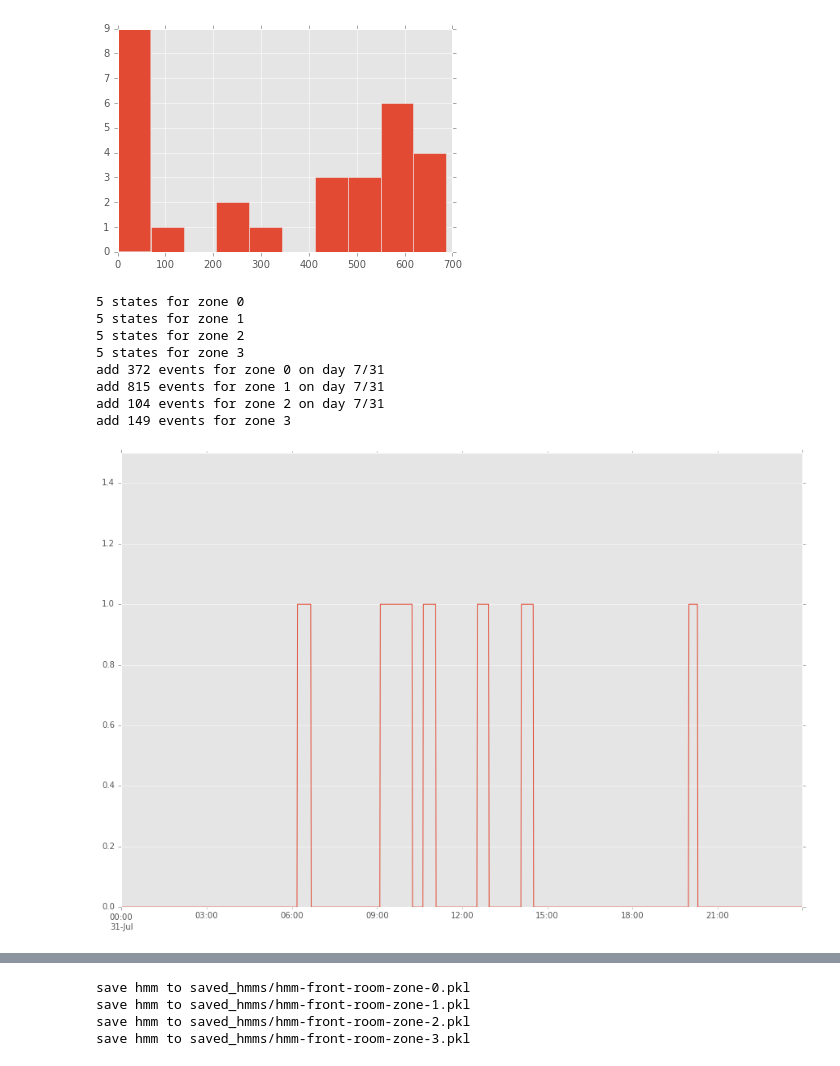
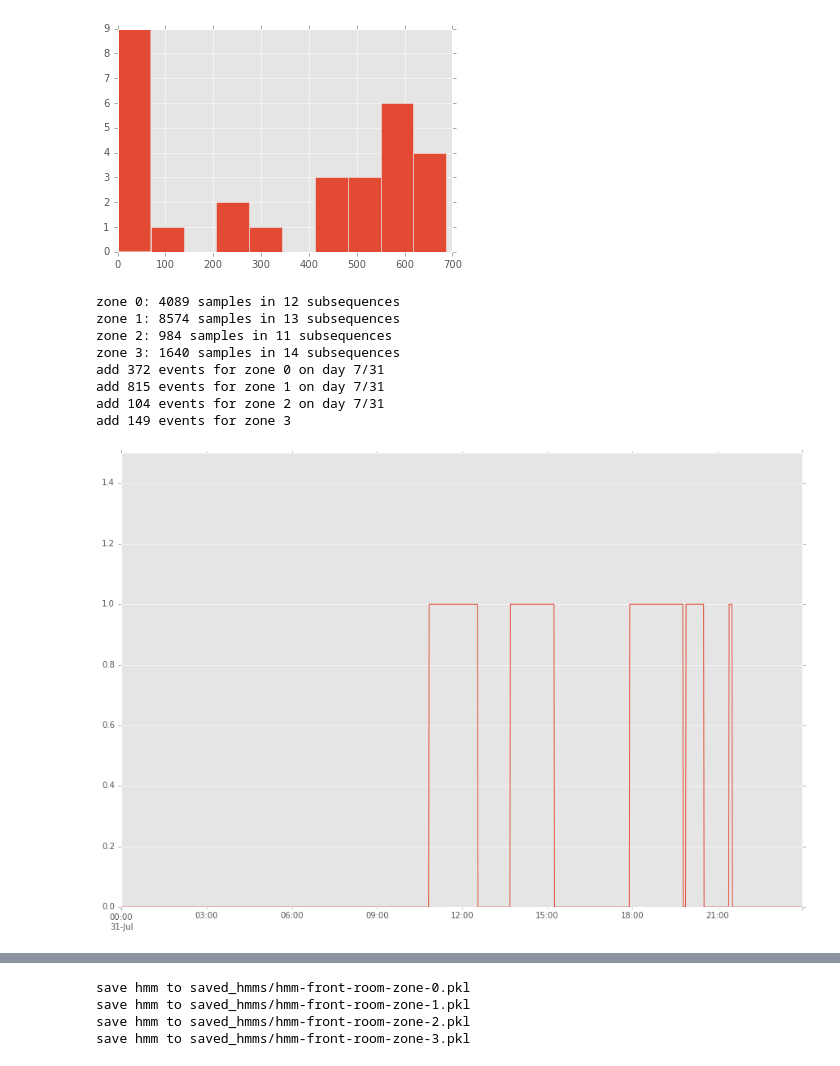
Before and after one commit to mpi-sws-rse/thingflow-examples, a Jupyter notebook: lighting_replay_app/analysis/lux-analysis-front-room.ipynb, the cells around one changed output, grey strips where cells are left out. Cells and saved outputs as stored; diff of their text form; code cells hidden in the pictures.

Commit message:
cleaned up front room analysis

```diff
--- a/lighting_replay_app/analysis/lux-analysis-front-room.ipynb
+++ b/lighting_replay_app/analysis/lux-analysis-front-room.ipynb
@@ -210,10 +202,14 @@ pylab.ylim([0,3.5]) # force the graph top a little higher so that we can see the
 [figure]
 # %%
 # Now, lets map this to on-off values
+# We pick an "on threshold" based on the values we see in the above graph,
+# trying to account for ambiant light.
+ON_THRESHOLD = 1
+
 def on_off_mapping(v):
     if math.isnan(v):
         return NaN
-    elif v>=1:
+    elif v>=ON_THRESHOLD:
         return 1
     else:
         return 0
@@ -299,14 +295,23 @@ plt.hist(all_off_lengths)
 [figure]
 # %%
 from hmmlearn.hmm import MultinomialHMM as MHMM
+from lux_analysis import HmmScanner
+
+# Scan all the samples and produce subsequences of samples for each
+# zone, suitable for the hmm fit() method.
+scanner = HmmScanner()
+scanner.process_samples(on_off_series, smoothed_series_writer.index)
+
 # train hmms by zone
 hmm_by_zone = []
 for z in range(NUM_ZONES):
     num_states = 5 #max(3, int(1+len(trainer.on_lengths[z])/2))
-    print("%d states for zone %d" % (num_states, z))
+    #print("%d states for zone %d" % (num_states, z))
     hmm = MHMM(n_components=num_states)
-    data = np.array(length_data.obs_by_zone[z]).reshape(-1, 1)
-    hmm.fit(data)
+    data = np.array(scanner.samples_by_zone[z]).reshape(-1,1)
+    lengths = np.array(scanner.lengths_by_zone[z])
+    print("zone %s: %s samples in %s subsequences" % (z, len(data), len(lengths)))
+    hmm.fit(data, lengths)
     hmm_by_zone.append(hmm)
 
 def predict_hmm_by_zone(dt_series):
@@ -318,38 +323,38 @@ def predict_hmm_by_zone(dt_series):
         zone = time_of_day_to_zone(dt_to_minutes(dt), sunrise, sunset)
         if zone != last_zone:
             if last_cnt is not None:
                 print("add %d events for zone %d on day %d/%d" % (last_cnt, last_zone, dt.month, dt.day))
                 (samples, states) = hmm_by_zone[last_zone].sample(last_cnt)
                 predictions.extend([x[0] for x in samples])
             last_cnt = 1
         else:
             last_cnt += 1
         last_zone = zone
     if last_zone is not None:
         print("add %d events for zone %d" % (last_cnt, last_zone))
         (samples, states) = hmm_by_zone[last_zone].sample(last_cnt)
         predictions.extend([x[0] for x in samples])
     assert len(predictions)==len(dt_series)
     return pd.Series(predictions, index=dt_series)
 
 # generate some perdictions for July 31, 2016
 predict_dts_short = [datetime.datetime(year=2016, month=7, day=31, hour=h, minute=m)
                      for (h, m) in [(h, m) for h in range(0, 24) for m in range(0, 60)]]
 short_predictions = predict_hmm_by_zone(predict_dts_short)
 def plot(predictions):
     predictions.plot(figsize=(15,10))
     pylab.ylim([0, 1.5])
 plot(short_predictions)
 # %% [output]
-5 states for zone 0
-5 states for zone 1
-5 states for zone 2
-5 states for zone 3
+zone 0: 4089 samples in 12 subsequences
+zone 1: 8574 samples in 13 subsequences
+zone 2: 984 samples in 11 subsequences
+zone 3: 1640 samples in 14 subsequences
 add 372 events for zone 0 on day 7/31
 add 815 events for zone 1 on day 7/31
 add 104 events for zone 2 on day 7/31
 add 149 events for zone 3
-[figure, old version]
+[figure, new version]
 # %%
 # Now, let's look at some predictions over a week
 predict_dts_long = [datetime.datetime(year=2016, month=8, day=d, hour=h, minute=m)
```
Also changed, not shown: parts of 4 cells of this notebook, 1 other file.
